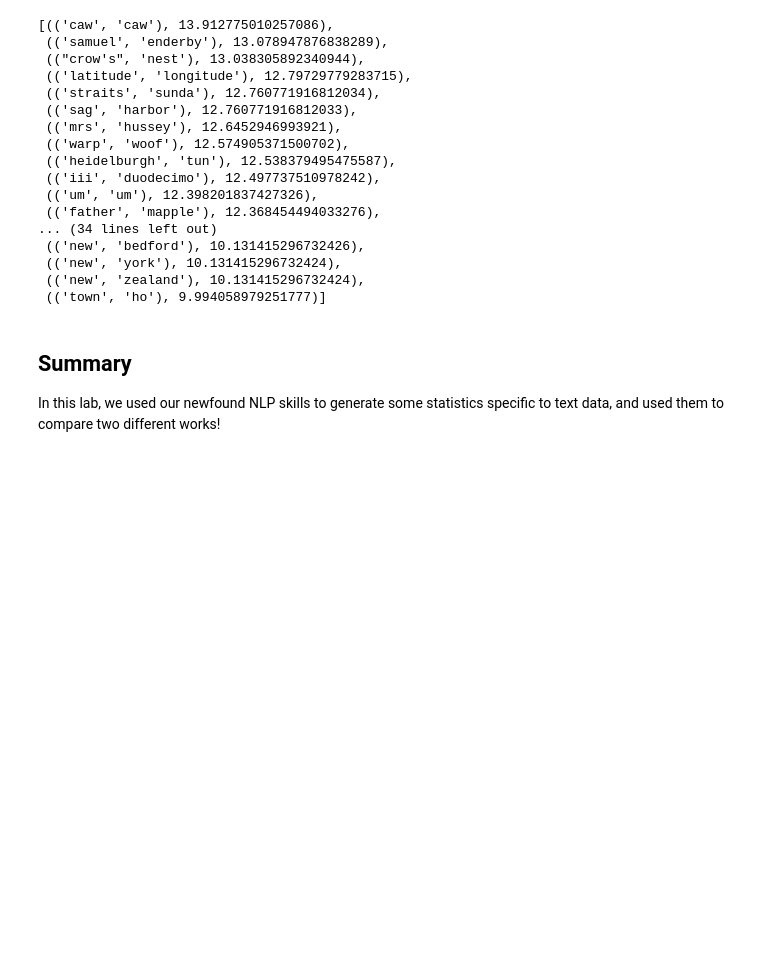
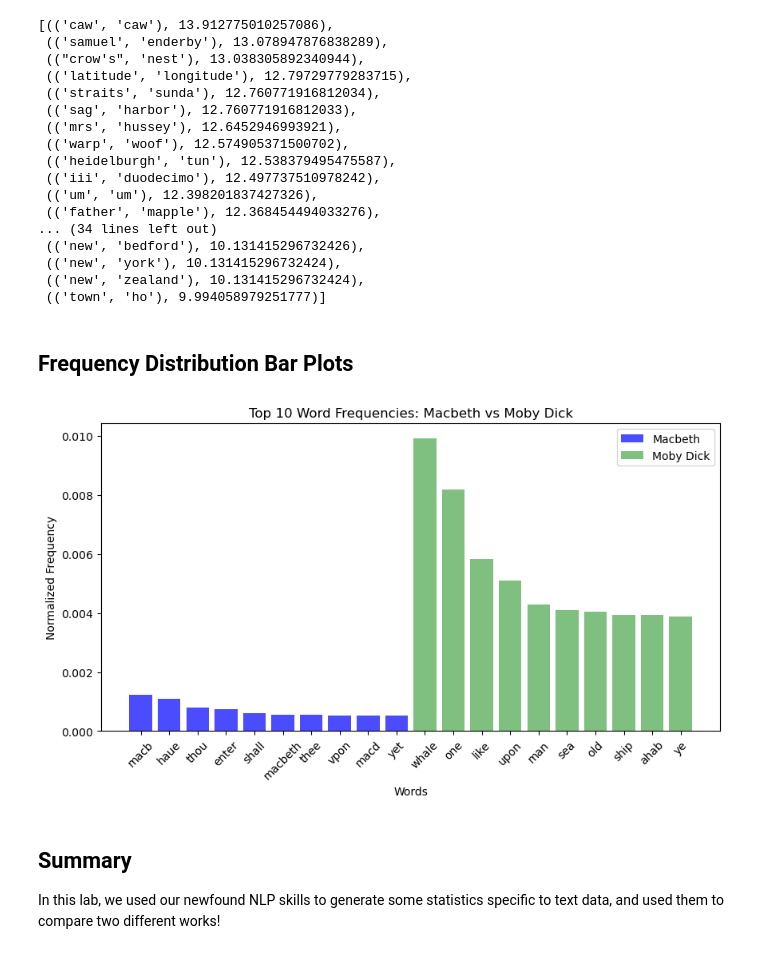
Before and after one commit to kev065/dsc-corpus-statistics-lab, a Jupyter notebook: index.ipynb, the cells around one changed output. Cells and saved outputs as stored; diff of their text form; code cells hidden in the pictures; blank space fills up the shorter version.

Commit message:
Add bar plot visualization for top 10 word frequencies in Macbeth and Moby Dick

```diff
--- a/index.ipynb
+++ b/index.ipynb
@@ -466,6 +466,30 @@ moby_dick_pmi_scored[:50]
  (('new', 'york'), 10.131415296732424),
  (('new', 'zealand'), 10.131415296732424),
  (('town', 'ho'), 9.994058979251777)]
+# %% [markdown]
+## Frequency Distribution Bar Plots
+# %%
+import matplotlib.pyplot as plt
+
+# Get top 10 most frequent words for Macbeth and Moby Dick
+macbeth_top_words = [word[0] for word in macbeth_top_50[:10]]
+macbeth_word_freqs = [word[1] / total_word_count for word in macbeth_top_50[:10]]
+
+moby_dick_top_words = [word[0] for word in moby_dick_top_50[:10]]
+moby_dick_word_freqs = [word[1] / total_word_count for word in moby_dick_top_50[:10]]
+
+# Plot Macbeth word frequencies
+plt.figure(figsize=(10,5))
+plt.bar(macbeth_top_words, macbeth_word_freqs, color='blue', alpha=0.7, label="Macbeth")
+plt.bar(moby_dick_top_words, moby_dick_word_freqs, color='green', alpha=0.5, label="Moby Dick")
+plt.title("Top 10 Word Frequencies: Macbeth vs Moby Dick")
+plt.xlabel("Words")
+plt.ylabel("Normalized Frequency")
+plt.legend()
+plt.xticks(rotation=45)
+plt.show()
+# %% [output]
+[figure, added]
 # %% [markdown]
 ## Summary
 
```
